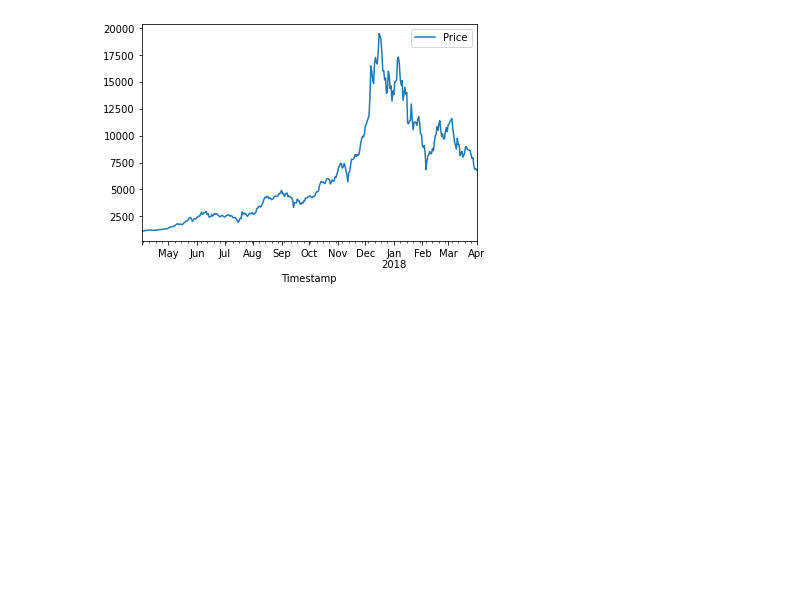
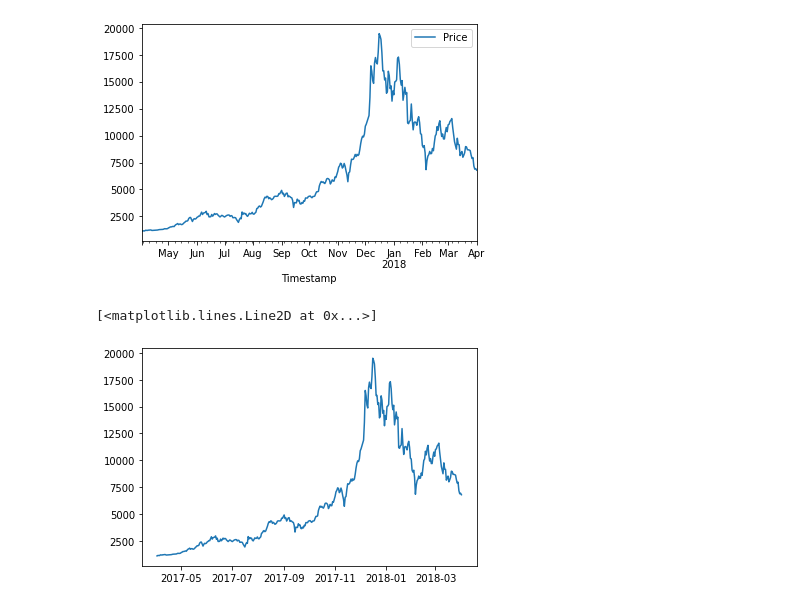
Before and after one commit to c-blomquist/Data-Analysis-Learning, a Jupyter notebook: Pandas_Practice/Pandas_Work.ipynb, the cells around one changed output. Drawn from its saved outputs; the diff is of its cells as text; code cells hidden in the pictures; blank space fills up the shorter version.

Commit message:
Simple plots

```diff
--- a/Pandas_Practice/Pandas_Work.ipynb
+++ b/Pandas_Practice/Pandas_Work.ipynb
@@ -563,3 +563,9 @@ btc_df.plot()
 # %% [output]
 <AxesSubplot: xlabel='Timestamp'>
 [figure]
+# %%
+plt.plot(btc_df.index, btc_df['Price'])
+# example of using matplotlib directly to plot the chart
+# %% [output]
+[<matplotlib.lines.Line2D at 0x...>]
+[figure, added]
```
